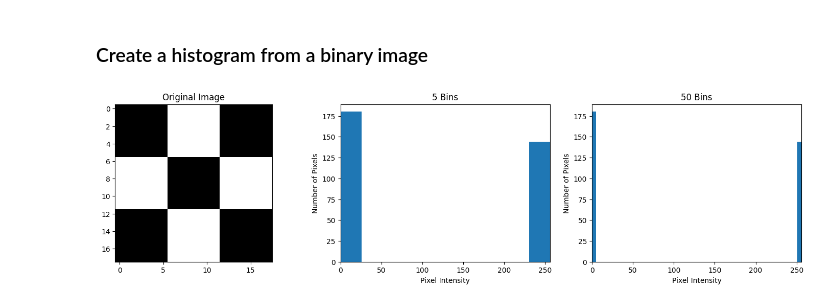
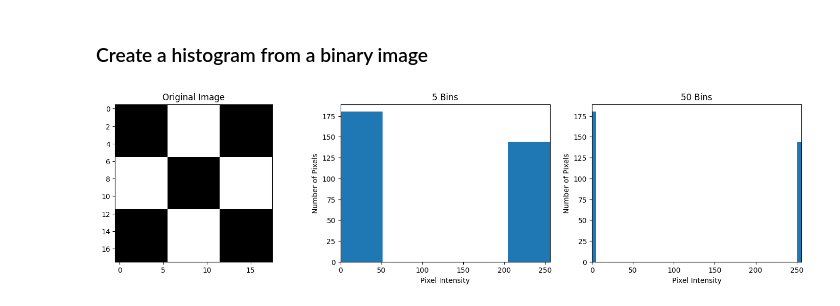
Before and after one commit to saulyaguana/Histograms-ColorSegmentation, a Jupyter notebook: histograms/histograms.ipynb, the cells around one changed output. Cells and saved outputs as stored; diff of their text form; code cells hidden in the pictures.

Commit message:
Another example with grayscale image

```diff
--- a/histograms/histograms.ipynb
+++ b/histograms/histograms.ipynb
@@ -51,27 +51,27 @@ plt.title("Histogram of black image");
 # %%
 # Read the image.
 img = cv2.imread("./checkerboard_18x18.png", cv2.IMREAD_GRAYSCALE)
 
 # Flatten the image data into a single 1D array.
 img_flatten = img.ravel()
 
 # Display the image and histograms.
 plt.figure(figsize=(18, 4))
 
 plt.subplot(131); plt.imshow(img); plt.title("Original Image")
 
 plt.subplot(132)
-plt.hist(img_flatten, range=[0, 256])
+plt.hist(img_flatten, 5, range=[0, 256])
 plt.xlim([0, 256])
 plt.xlabel("Pixel Intensity")
 plt.ylabel("Number of Pixels")
 plt.title("5 Bins")
 
 plt.subplot(133)
 plt.hist(img_flatten, 50, [0, 256])
 plt.xlim([0, 256])
 plt.xlabel("Pixel Intensity")
 plt.ylabel("Number of Pixels")
 plt.title("50 Bins");
 # %% [output]
-[figure, old version]
+[figure, new version]
```
Also changed, not shown: parts of 2 cells of this notebook, 1 other file.
